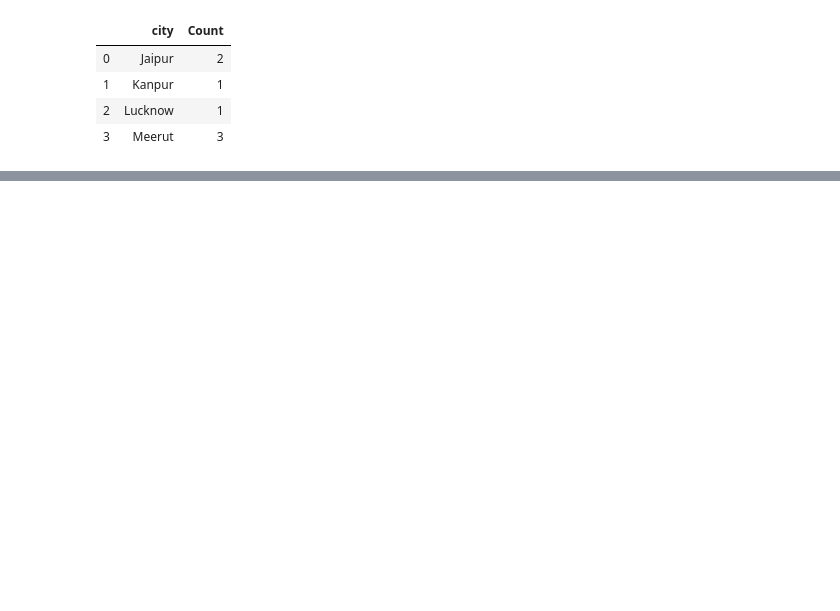
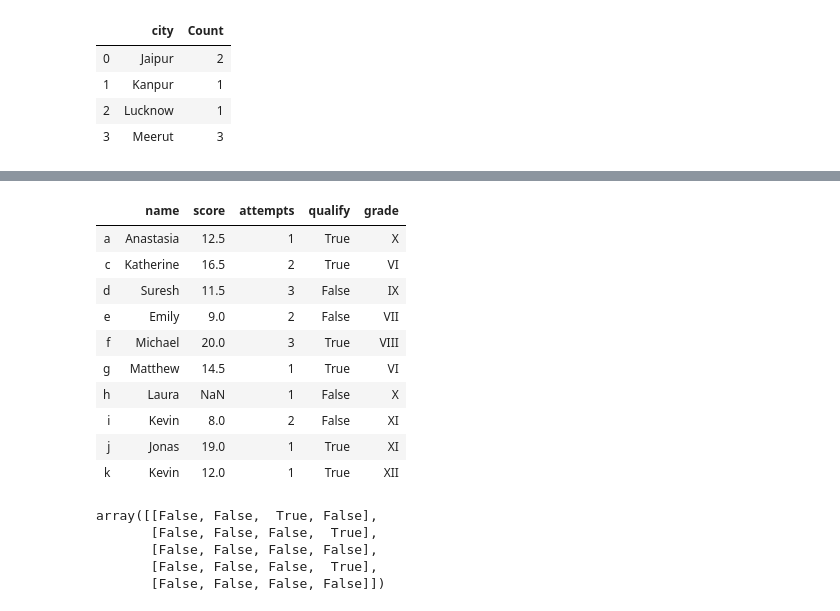
Before and after one commit to chetnakhanna16/Pandas_Practice, a Jupyter notebook: PandasDataFrame_Practice.ipynb, the cells around one changed output, grey strips where cells are left out. Saved outputs shown, nothing was run; the diff lists cells and outputs as text; code cells hidden in the pictures; blank space fills up the shorter version.

```diff
--- a/PandasDataFrame_Practice.ipynb
+++ b/PandasDataFrame_Practice.ipynb
@@ -414,0 +506,30 @@ df1
+# %%
+# 34. Write a Pandas program to set a given value for particular cell in DataFrame using index value.
+
+#give the index number, column name to be changed, the new value
+df_exam_data.set_value('i','grade','XI')
+# %% [output]
+|  | name | score | attempts | qualify | grade |
+| a | Anastasia | 12.5 | 1 | True | X |
+| c | Katherine | 16.5 | 2 | True | VI |
+| d | Suresh | 11.5 | 3 | False | IX |
+| e | Emily | 9.0 | 2 | False | VII |
+| f | Michael | 20.0 | 3 | True | VIII |
+| g | Matthew | 14.5 | 1 | True | VI |
+| h | Laura | NaN | 1 | False | X |
+| i | Kevin | 8.0 | 2 | False | XI |
+| j | Jonas | 19.0 | 1 | True | XI |
+| k | Kevin | 12.0 | 1 | True | XII |
+# %%
+# 35. Write a Pandas program to count the NaN values in one or more columns in DataFrame.
+
+print(df1.isnull())
+
+
+#total number of nan values
+# %% [output]
+array([[False, False,  True, False],
+       [False, False, False,  True],
+       [False, False, False, False],
+       [False, False, False,  True],
+       [False, False, False, False]])
```
Also changed, not shown: parts of 7 cells of this notebook.
